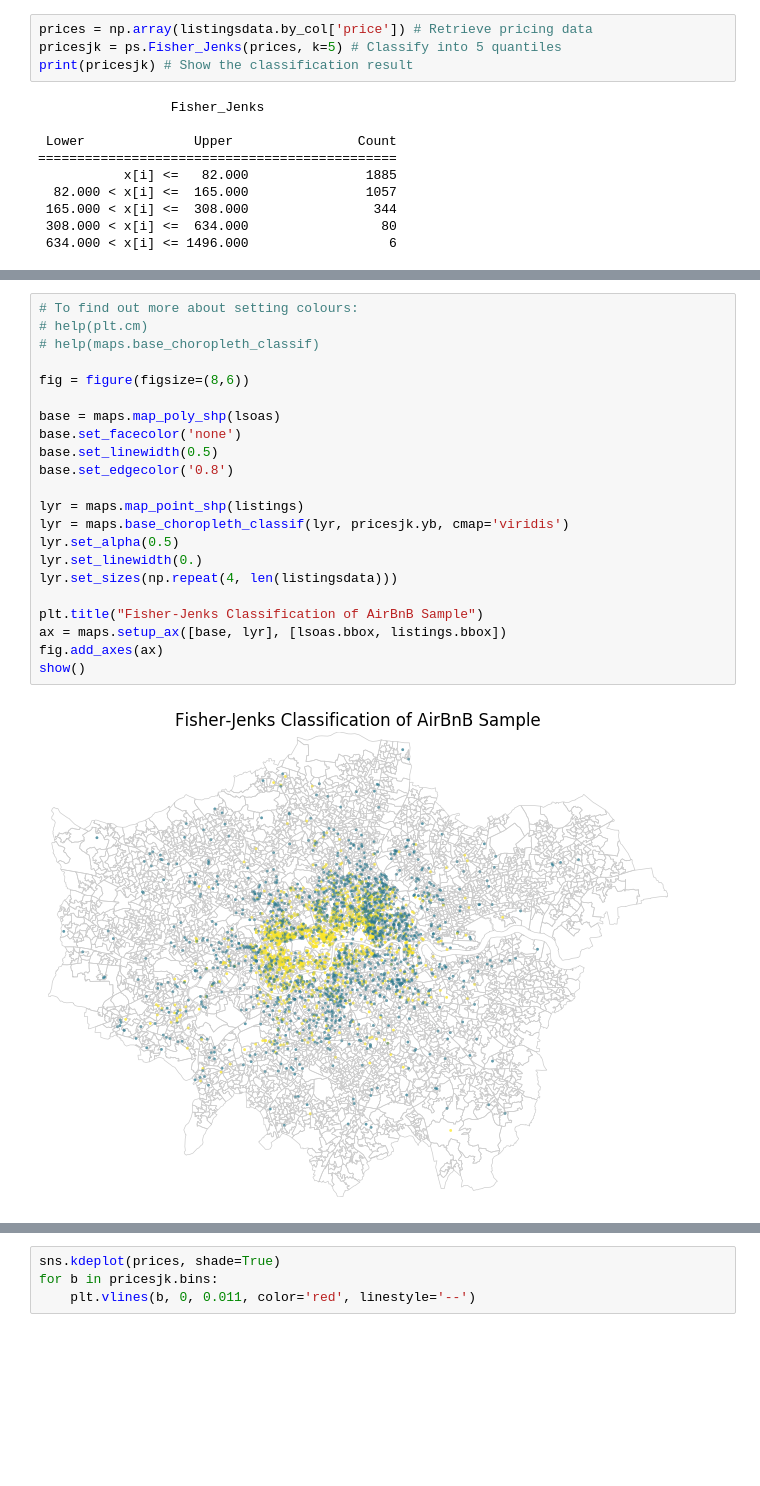
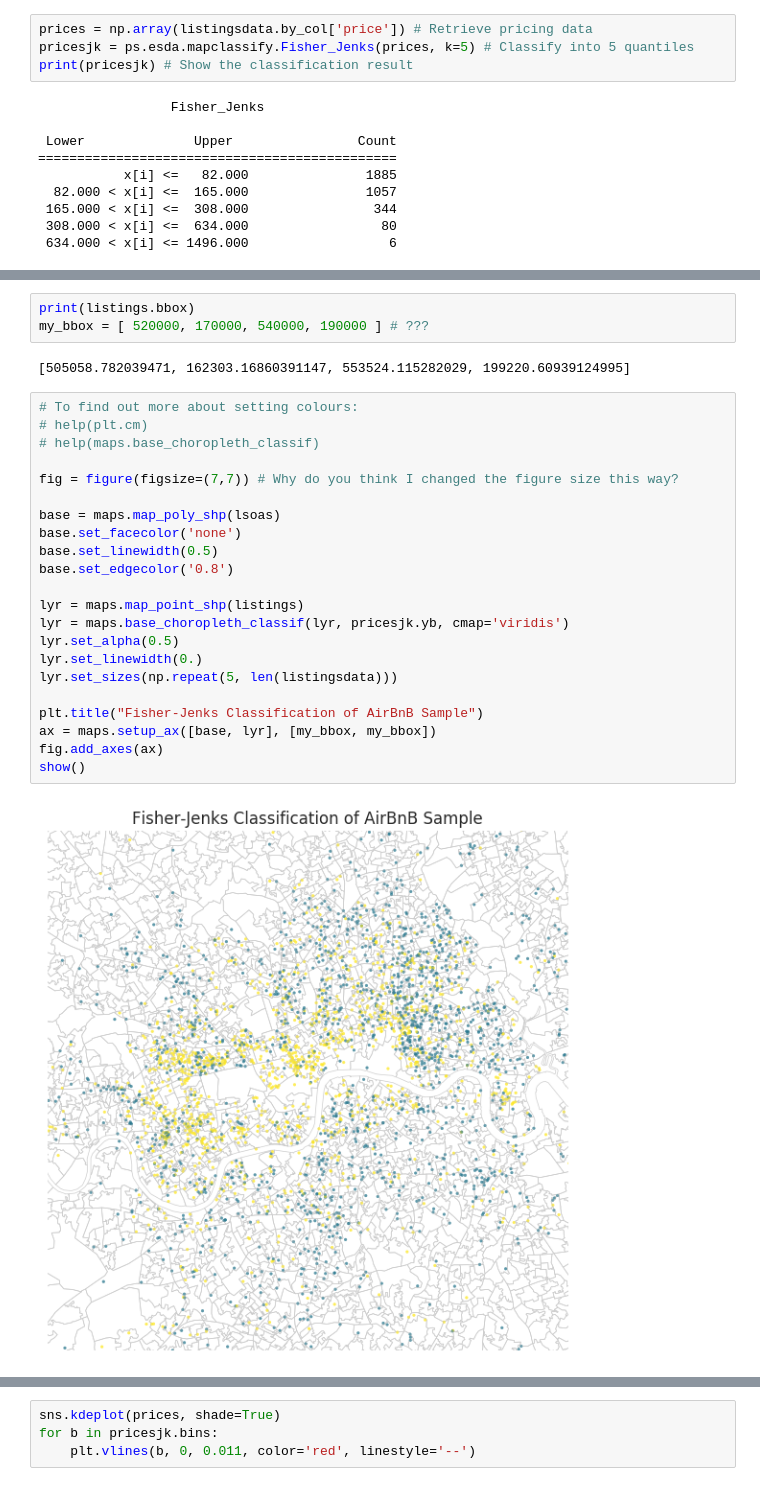
Before and after one commit to kingsgeocomp/spatial-analysis, a Jupyter notebook: AirBnB Analysis.ipynb, the cells around one changed output, grey strips where cells are left out. Drawn from its saved outputs; the diff is of its cells as text; blank space fills up the shorter version.

Commit message:
Think I'm done with Notebook 2. Will commit this and then rename.

```diff
--- a/AirBnB Analysis.ipynb
+++ b/AirBnB Analysis.ipynb
@@ -456,7 +471,7 @@ Notice that you have to set up the x and y axes (`setup_ax`) using two parameter
 Another example, this time using Fisher-Jenks. Notice how the results look very, very different and how the boundaries between bins have been radically altered but also capture a bit better our intuition as to how the data can be represented.
 # %%
 prices = np.array(listingsdata.by_col['price']) # Retrieve pricing data
-pricesjk = ps.Fisher_Jenks(prices, k=5) # Classify into 5 quantiles
+pricesjk = ps.esda.mapclassify.Fisher_Jenks(prices, k=5) # Classify into 5 quantiles
 print(pricesjk) # Show the classification result
 # %% [output]
                  Fisher_Jenks
@@ -471,24 +495,29 @@ print(pricesjk) # Show the classification result
+# %%
+print(listings.bbox)
+my_bbox = [ 520000, 170000, 540000, 190000 ] # ???
+# %% [output]
+[505058.782039471, 162303.16860391147, 553524.115282029, 199220.60939124995]
 # %%
 # To find out more about setting colours:
 # help(plt.cm)
 # help(maps.base_choropleth_classif)
 
-fig = figure(figsize=(8,6))
+fig = figure(figsize=(7,7)) # Why do you think I changed the figure size this way?
 
 base = maps.map_poly_shp(lsoas)
 base.set_facecolor('none')
 base.set_linewidth(0.5)
 base.set_edgecolor('0.8')
 
 lyr = maps.map_point_shp(listings)
 lyr = maps.base_choropleth_classif(lyr, pricesjk.yb, cmap='viridis')
 lyr.set_alpha(0.5)
 lyr.set_linewidth(0.)
-lyr.set_sizes(np.repeat(4, len(listingsdata)))
+lyr.set_sizes(np.repeat(5, len(listingsdata)))
 
 plt.title("Fisher-Jenks Classification of AirBnB Sample")
-ax = maps.setup_ax([base, lyr], [lsoas.bbox, listings.bbox])
+ax = maps.setup_ax([base, lyr], [my_bbox, my_bbox])
 fig.add_axes(ax)
 show()
 # %% [output]
-[figure, old version]
+[figure, new version]
```
Also changed, not shown: parts of 8 cells of this notebook.
